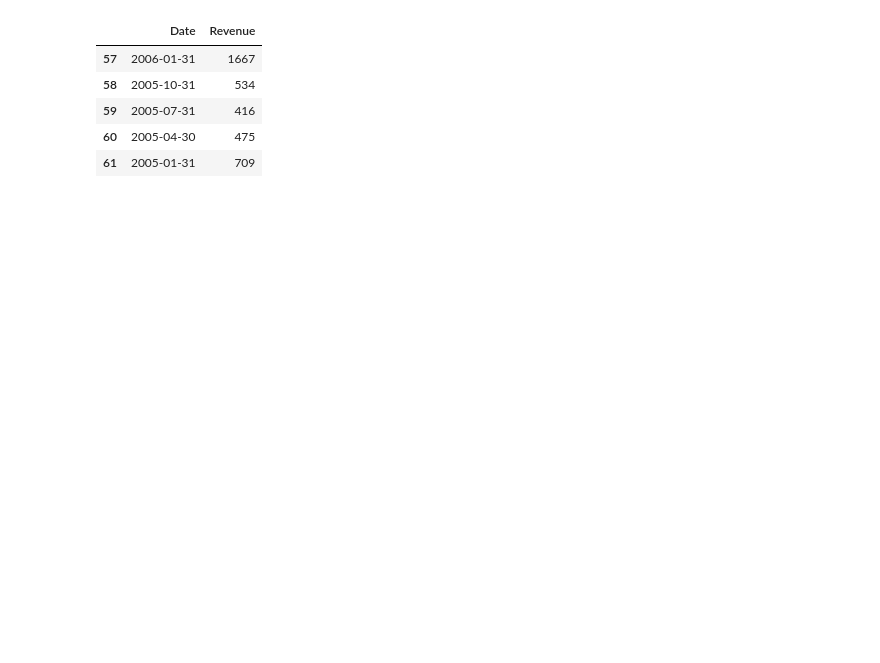
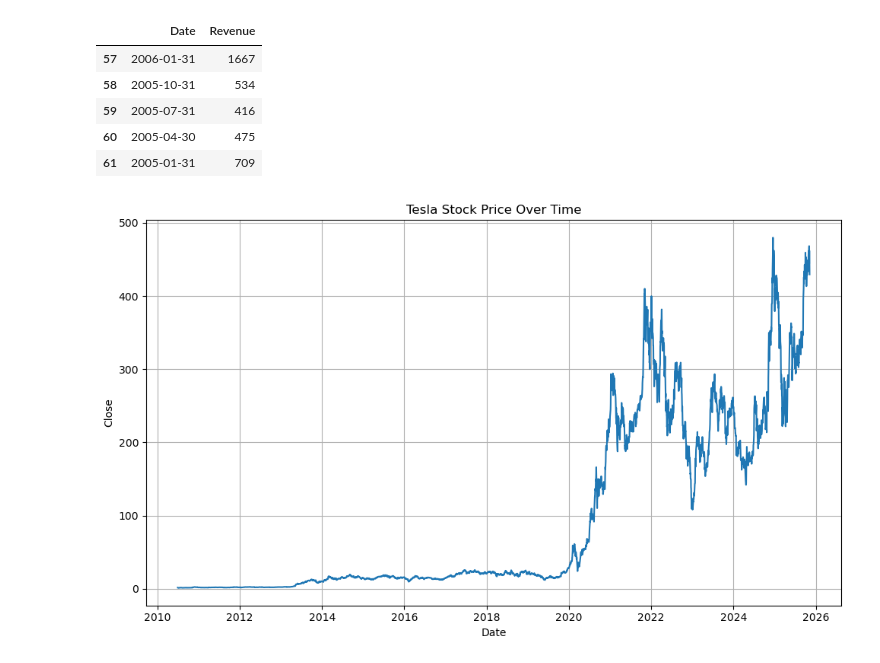
Before and after one commit to fizuli20/IBM-Python-4-Data-Science-final-project, a Jupyter notebook: IBM Python for Data Science final project.ipynb, the cells around one changed output. Cells and saved outputs as stored; diff of their text form; code cells hidden in the pictures; blank space fills up the shorter version.

```diff
--- a/IBM Python for Data Science final project.ipynb
+++ b/IBM Python for Data Science final project.ipynb
@@ -84,3 +84,40 @@ gme_revenue.tail()
 | 59 | 2005-07-31 | 416 |
 | 60 | 2005-04-30 | 475 |
 | 61 | 2005-01-31 | 709 |
+# %%
+import pandas as pd
+import matplotlib.pyplot as plt
+
+def make_graph(stock_data, title):
+    # Make a copy so we don't mutate user's DF
+    df = stock_data.copy()
+
+    # If Date is a column, try to parse it to datetime
+    if 'Date' in df.columns:
+        df['Date'] = pd.to_datetime(df['Date'], errors='coerce')
+        df = df.dropna(subset=['Date'])           # remove rows that couldn't be parsed
+    else:
+        # Maybe index is already the date — try to use it
+        if not pd.api.types.is_datetime64_any_dtype(df.index):
+            try:
+                df.index = pd.to_datetime(df.index)
+            except Exception:
+                pass
+        # move index to a Date column
+        df = df.reset_index().rename(columns={'index': 'Date'})
+
+    # Ensure we have a Close column (or use another price column if named differently)
+    price_col = 'Close' if 'Close' in df.columns else df.columns[-1]  # fall back to last column
+    df = df.sort_values('Date')
+
+    plt.figure(figsize=(10, 6))
+    plt.plot(df['Date'], df[price_col])
+    plt.title(title)
+    plt.xlabel('Date')
+    plt.ylabel(price_col)
+    plt.grid(True)
+    plt.tight_layout()
+    plt.show()
+make_graph(tesla_data, 'Tesla Stock Price Over Time')
+# %% [output]
+[figure, added]
```
Also changed, not shown: parts of 2 cells of this notebook.
